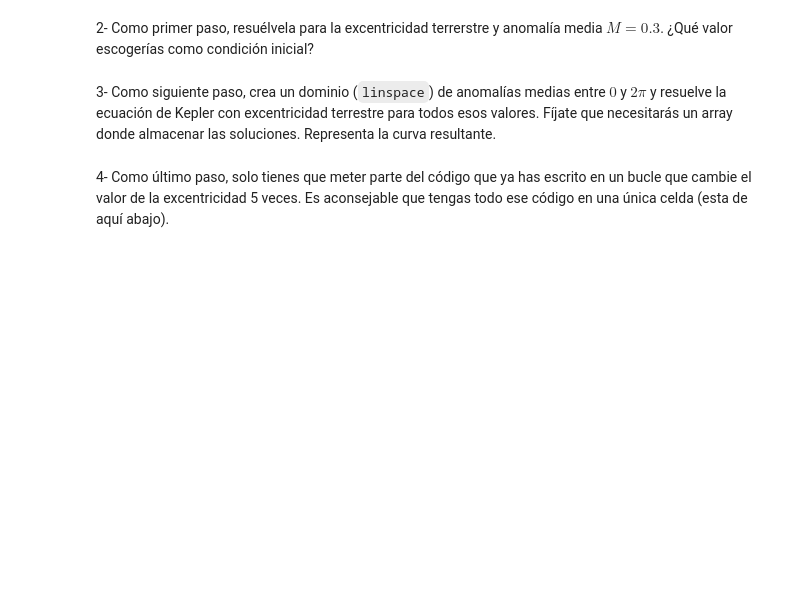
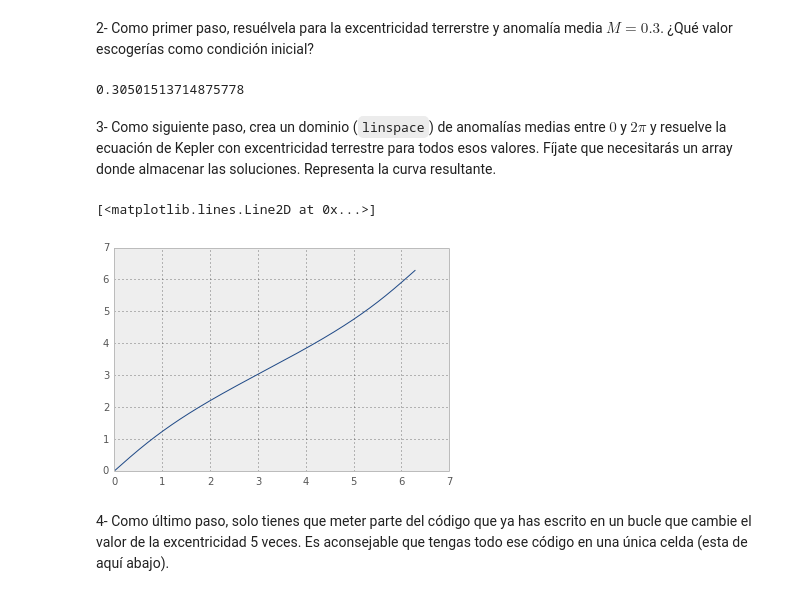
Before and after one commit to AeroPython/Curso_AeroPython, a Jupyter notebook: Notebooks/Clase4b_Ecuaciones-no-lineales-EDOs.ipynb, the cells around one changed output. Cells and saved outputs as stored; diff of their text form; code cells hidden in the pictures; blank space fills up the shorter version.

```diff
--- a/Notebooks/Clase4b_Ecuaciones-no-lineales-EDOs.ipynb
+++ b/Notebooks/Clase4b_Ecuaciones-no-lineales-EDOs.ipynb
@@ -39,7 +110,13 @@ Para un conducto convergente:
 $$ \frac{A(x)}{A^*} = 3 - 2 x \quad x \in [0, 1]$$
 # %% [markdown]
 Hallar el número de Mach en la sección $x = 0.9$.
+# %%
+def A(x):
+    return 3 - 2 * x
 # %% [markdown]
 ¿Cuál es la función $F$ ahora? Hay dos opciones: definir una función $F_{0.9}(M)$ que me da el número de Mach en la sección $0.9$ o una función $F(M; x)$ con la que puedo hallar el número de Mach en cualquier sección. *Bonus points* si haces la segunda opción :)
+# %%
+def F(M, x, g):
+    return A(x) - (1 / M) * ((2 / (1 + g)) * (1 + (g - 1) / 2 * M ** 2)) ** ((g + 1) / (2 * (g - 1)))
 # %% [markdown]
 Para resolver la ecuación utiliza el método de Brent (bisección). ¿En qué intervalo se encontrará la solución? ¡Si no te haces una idea es tan fácil como pintar la función $F$!
@@ -72,9 +153,29 @@ HTML('<iframe src="http://en.m.wikipedia.org/wiki/Kepler%27s_equation" width="80
 Para ello utilizaremos el método de Newton (secante).
 
 1- Define la función correspondiente a la ecuación de Kepler, que no solo es una ecuación implícita sino que además depende de un parámetro. ¿Cuál es la incógnita?
+# %%
+def F(E, e, M):
+    return M - E + e * np.sin(E)
 # %% [markdown]
 2- Como primer paso, resuélvela para la excentricidad terrerstre y anomalía media $M = 0.3$. ¿Qué valor escogerías como condición inicial?
+# %%
+optimize.newton(F, 0.3, args=(0.0167, 0.3))
+# %% [output]
+0.30501513714875778
 # %% [markdown]
 3- Como siguiente paso, crea un dominio (`linspace`) de anomalías medias entre $0$ y $2 \pi$ y resuelve la ecuación de Kepler con excentricidad terrestre para todos esos valores. Fíjate que necesitarás un array donde almacenar las soluciones. Representa la curva resultante.
+# %%
+N = 500
+
+M = np.linspace(0, 2 * np.pi, N)
+sol = np.zeros_like(M)
+
+for ii in range(N):
+    sol[ii] = optimize.newton(F, sol[ii - 1], args=(0.249, M[ii]))
+
+plt.plot(M, sol)
+# %% [output]
+[<matplotlib.lines.Line2D at 0x...>]
+[figure, added]
 # %% [markdown]
 4- Como último paso, solo tienes que meter parte del código que ya has escrito en un bucle que cambie el valor de la excentricidad 5 veces. Es aconsejable que tengas todo ese código en una única celda (esta de aquí abajo).
```
Also changed, not shown: parts of 32 cells of this notebook.
